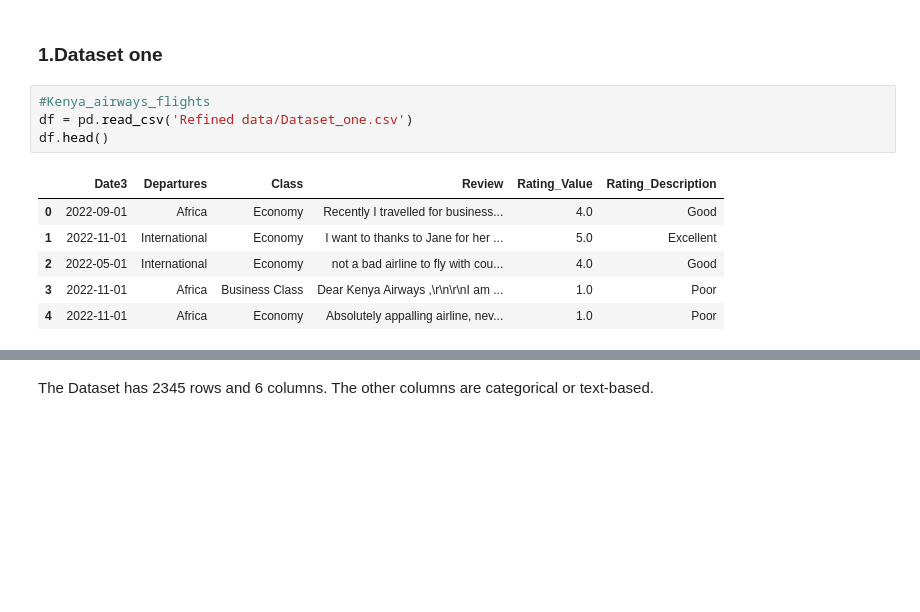
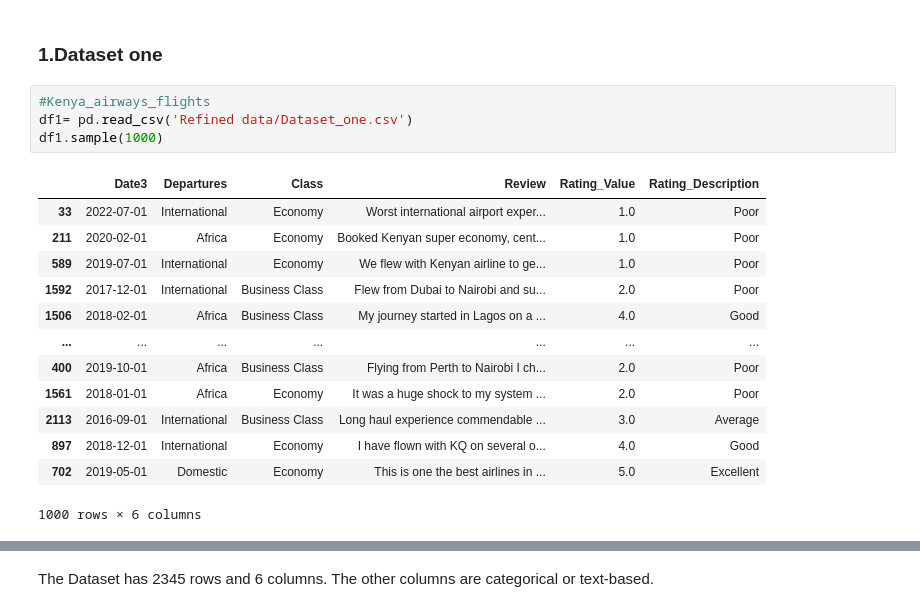
Before and after one commit to JEr1yAnalst/CAPSTONE-PROJECT-sentiment-analysis, a Jupyter notebook: notebook.ipynb, the cells around one changed output, grey strips where cells are left out. Cells and saved outputs as stored; diff of their text form; blank space fills up the shorter version.

```diff
--- a/notebook.ipynb
+++ b/notebook.ipynb
@@ -113,13 +113,20 @@ from nltk.corpus import wordnet
 ### 1.Dataset one
 # %%
 #Kenya_airways_flights
-df = pd.read_csv('Refined data/Dataset_one.csv')
-df.head()
+df1= pd.read_csv('Refined data/Dataset_one.csv')
+df1.sample(1000)
 # %% [output]
 |  | Date3 | Departures | Class | Review | Rating_Value | Rating_Description |
-| 0 | 2022-09-01 | Africa | Economy | Recently I travelled for business... | 4.0 | Good |
-| 1 | 2022-11-01 | International | Economy | I want to thanks to Jane for her ... | 5.0 | Excellent |
-| 2 | 2022-05-01 | International | Economy | not a bad airline to fly with cou... | 4.0 | Good |
-| 3 | 2022-11-01 | Africa | Business Class | Dear Kenya Airways ,\r\n\r\nI am ... | 1.0 | Poor |
-| 4 | 2022-11-01 | Africa | Economy | Absolutely appalling airline, nev... | 1.0 | Poor |
+| 33 | 2022-07-01 | International | Economy | Worst international airport exper... | 1.0 | Poor |
+| 211 | 2020-02-01 | Africa | Economy | Booked Kenyan super economy, cent... | 1.0 | Poor |
+| 589 | 2019-07-01 | International | Economy | We flew with Kenyan airline to ge... | 1.0 | Poor |
+| 1592 | 2017-12-01 | International | Business Class | Flew from Dubai to Nairobi and su... | 2.0 | Poor |
+| 1506 | 2018-02-01 | Africa | Business Class | My journey started in Lagos on a ... | 4.0 | Good |
+| ... | ... | ... | ... | ... | ... | ... |
+| 400 | 2019-10-01 | Africa | Business Class | Flying from Perth to Nairobi I ch... | 2.0 | Poor |
+| 1561 | 2018-01-01 | Africa | Economy | It was a huge shock to my system ... | 2.0 | Poor |
+| 2113 | 2016-09-01 | International | Business Class | Long haul experience commendable ... | 3.0 | Average |
+| 897 | 2018-12-01 | International | Economy | I have flown with KQ on several o... | 4.0 | Good |
+| 702 | 2019-05-01 | Domestic | Economy | This is one the best airlines in ... | 5.0 | Excellent |
+1000 rows × 6 columns
 # %%
```
Also changed, not shown: parts of 33 cells of this notebook.
